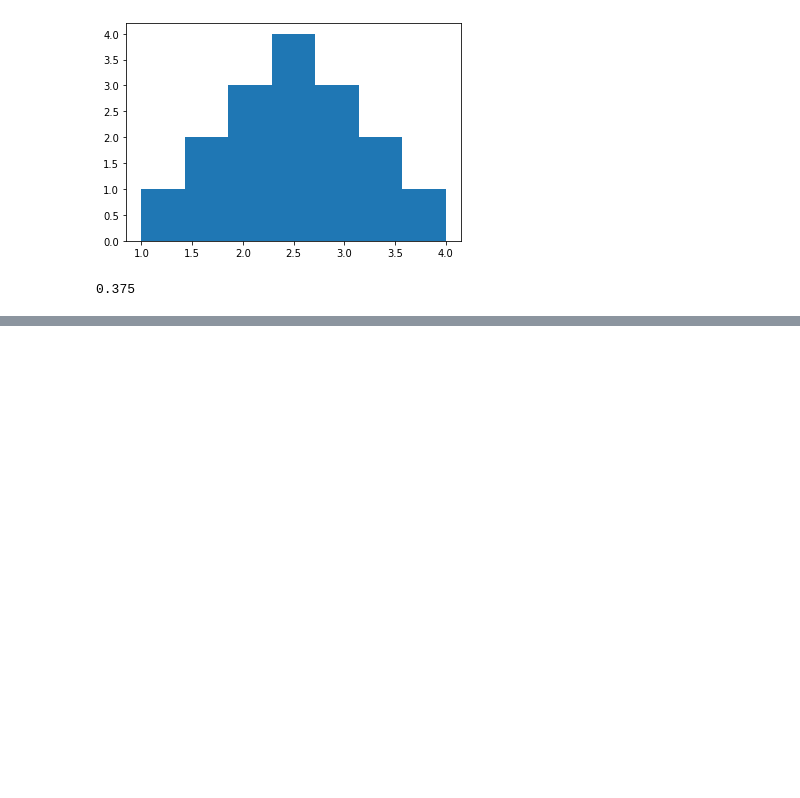
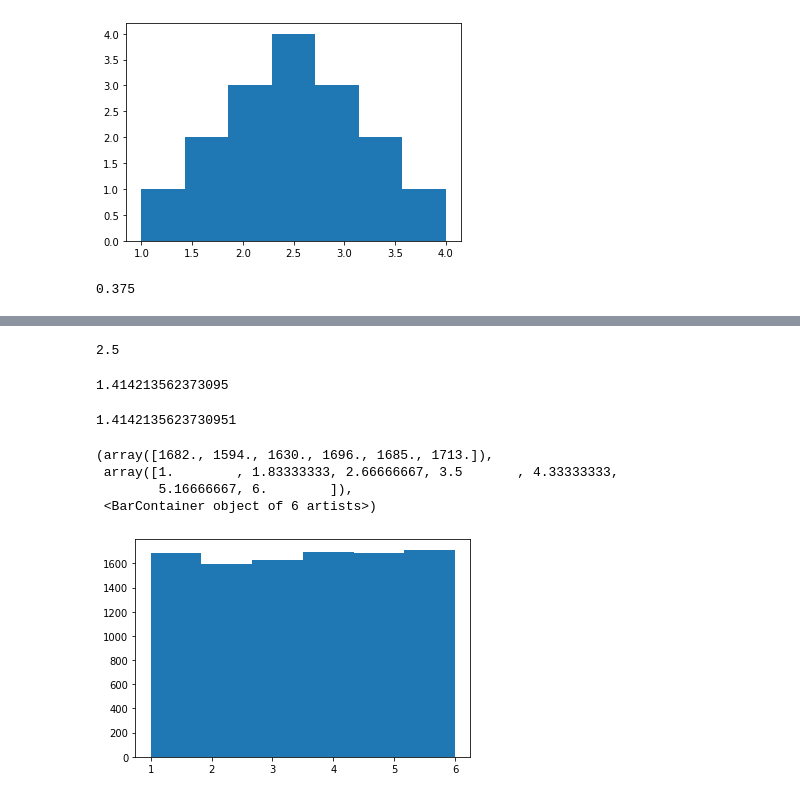
Before and after one commit to Nahid-Hassan/advanced-machine-learning-v1, a Jupyter notebook: code-colab/Statistics - Sampling Distribution.ipynb, the cells around one changed output, grey strips where cells are left out. Cells and saved outputs as stored; diff of their text form; code cells hidden in the pictures; blank space fills up the shorter version.

Commit message:
statistics - sampling distribution

```diff
--- a/code-colab/Statistics - Sampling Distribution.ipynb
+++ b/code-colab/Statistics - Sampling Distribution.ipynb
@@ -78,0 +92,13 @@ plt.hist(outcome_sample, bins=7)
+# %%
+np.mean([1, 1.5, 2, 2.5, 1.5, 2, 2.5, 3, 2, 2.5, 3, 3.5, 2.5, 3, 3.5, 4])
+# %% [output]
+2.5
+# %%
+population_sd / distribution_of_sample_mean_sd
+# %% [output]
+1.414213562373095
+# %%
+import math
+math.sqrt(2)
+# %% [output]
+1.4142135623730951
@@ -78,0 +107,10 @@ plt.hist(outcome_sample, bins=7)
+# %%
+a = [random.randint(1,6) for x in range(10000)]
+# %%
+plt.hist(a, bins=6)
+# %% [output]
+(array([1682., 1594., 1630., 1696., 1685., 1713.]),
+ array([1.        , 1.83333333, 2.66666667, 3.5       , 4.33333333,
+        5.16666667, 6.        ]),
+ <BarContainer object of 6 artists>)
+[figure, added]
```
Also changed, not shown: parts of 20 cells of this notebook, 17 other files.
